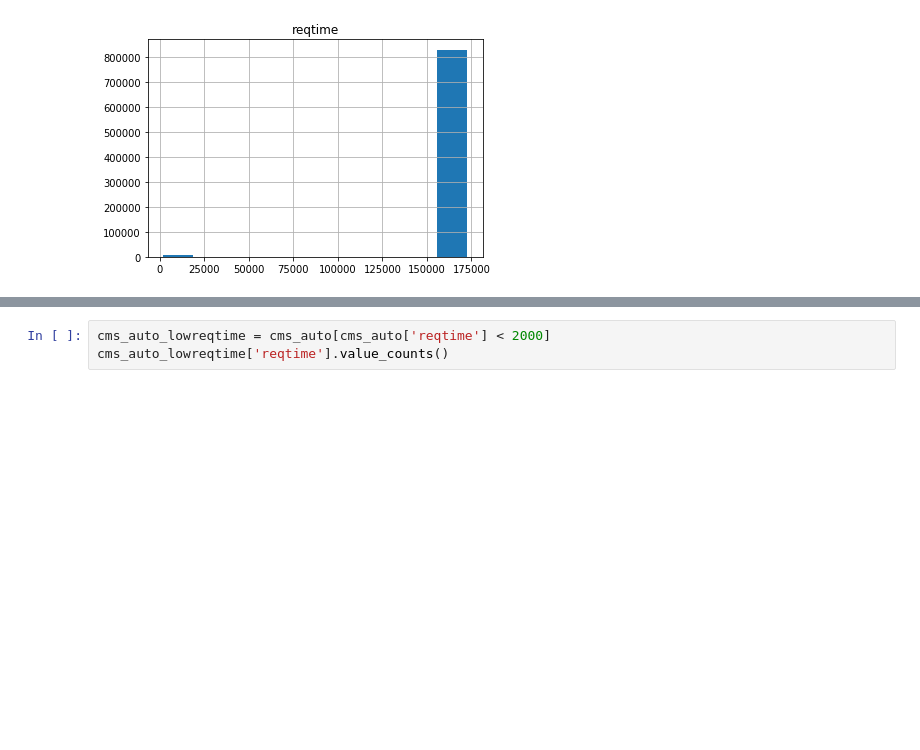
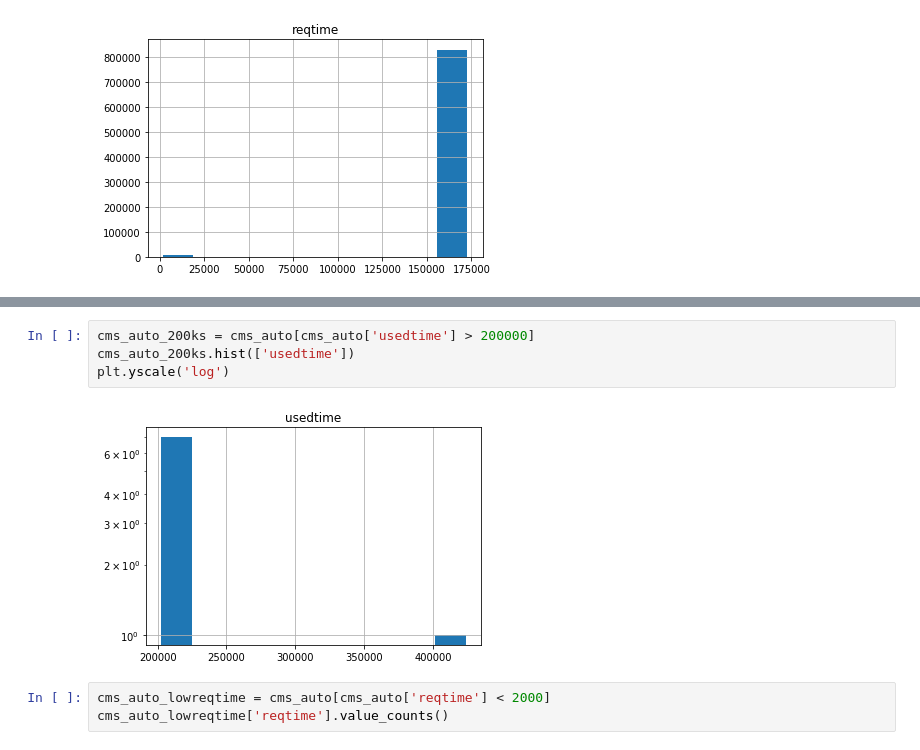
Before and after one commit to nss-data-science-cohort-4/dq2-accre-amd, a Jupyter notebook: notebooks/cms_jobs_2020.ipynb, the cells around one changed output, grey strips where cells are left out. Saved outputs shown, nothing was run; the diff lists cells and outputs as text; blank space fills up the shorter version.

```diff
--- a/notebooks/cms_jobs_2020.ipynb
+++ b/notebooks/cms_jobs_2020.ipynb
@@ -204,3 +177,9 @@ array([[<matplotlib.axes._subplots.AxesSubplot object at 0x...>]],
+# %%
+cms_auto_200ks = cms_auto[cms_auto['usedtime'] > 200000]
+cms_auto_200ks.hist(['usedtime'])
+plt.yscale('log')
+# %% [output]
+[figure, added]
 # %%
 cms_auto_lowreqtime = cms_auto[cms_auto['reqtime'] < 2000]
 cms_auto_lowreqtime['reqtime'].value_counts()
```
Also changed, not shown: parts of 42 cells of this notebook.
